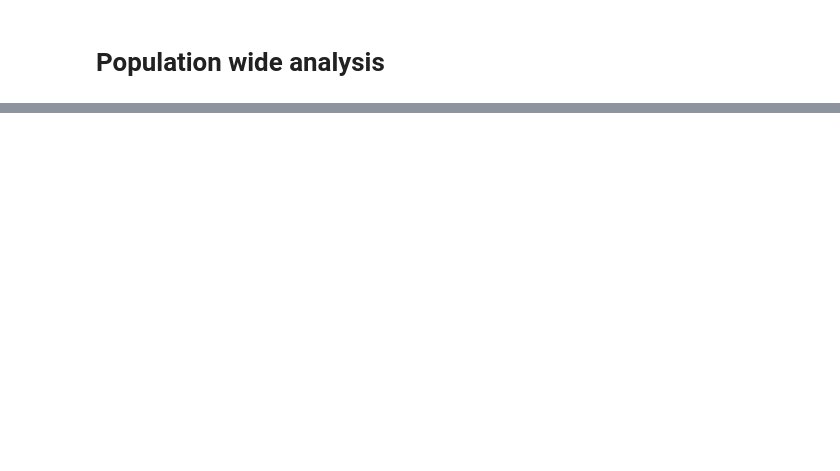
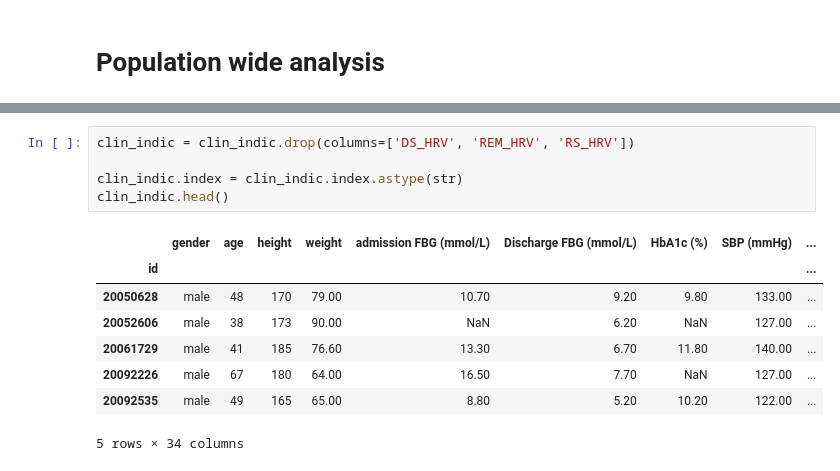
Before and after one commit to ad-aspera/HRV-EDA, a Jupyter notebook: eda.ipynb, the cells around one changed output, grey strips where cells are left out. Cells and saved outputs as stored; diff of their text form; blank space fills up the shorter version.

```diff
--- a/eda.ipynb
+++ b/eda.ipynb
@@ -481,0 +551,14 @@ AssertionError: wrong color format 'ansiyellow'
+# %%
+clin_indic = clin_indic.drop(columns=['DS_HRV', 'REM_HRV', 'RS_HRV'])
+
+clin_indic.index = clin_indic.index.astype(str)
+clin_indic.head()
+# %% [output]
+|  | gender | age | height | weight | admission FBG (mmol/L) | Discharge FBG (mmol/L) | HbA1c (%) | SBP (mmHg) | ... |
+| id |  |  |  |  |  |  |  |  | ... |
+| 20050628 | male | 48 | 170 | 79.00 | 10.70 | 9.20 | 9.80 | 133.00 | ... |
+| 20052606 | male | 38 | 173 | 90.00 | NaN | 6.20 | NaN | 127.00 | ... |
+| 20061729 | male | 41 | 185 | 76.60 | 13.30 | 6.70 | 11.80 | 140.00 | ... |
+| 20092226 | male | 67 | 180 | 64.00 | 16.50 | 7.70 | NaN | 127.00 | ... |
+| 20092535 | male | 49 | 165 | 65.00 | 8.80 | 5.20 | 10.20 | 122.00 | ... |
+5 rows × 34 columns
```
Also changed, not shown: parts of 9 cells of this notebook, 3 other files.
